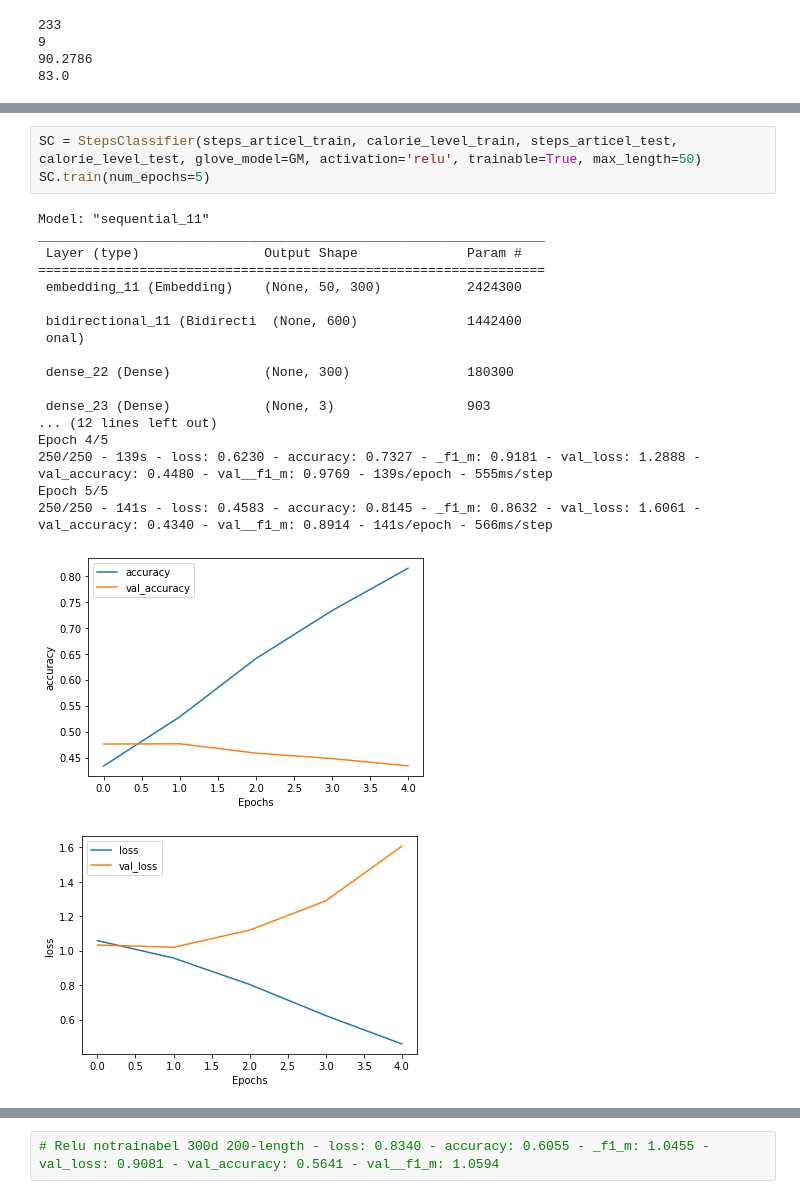
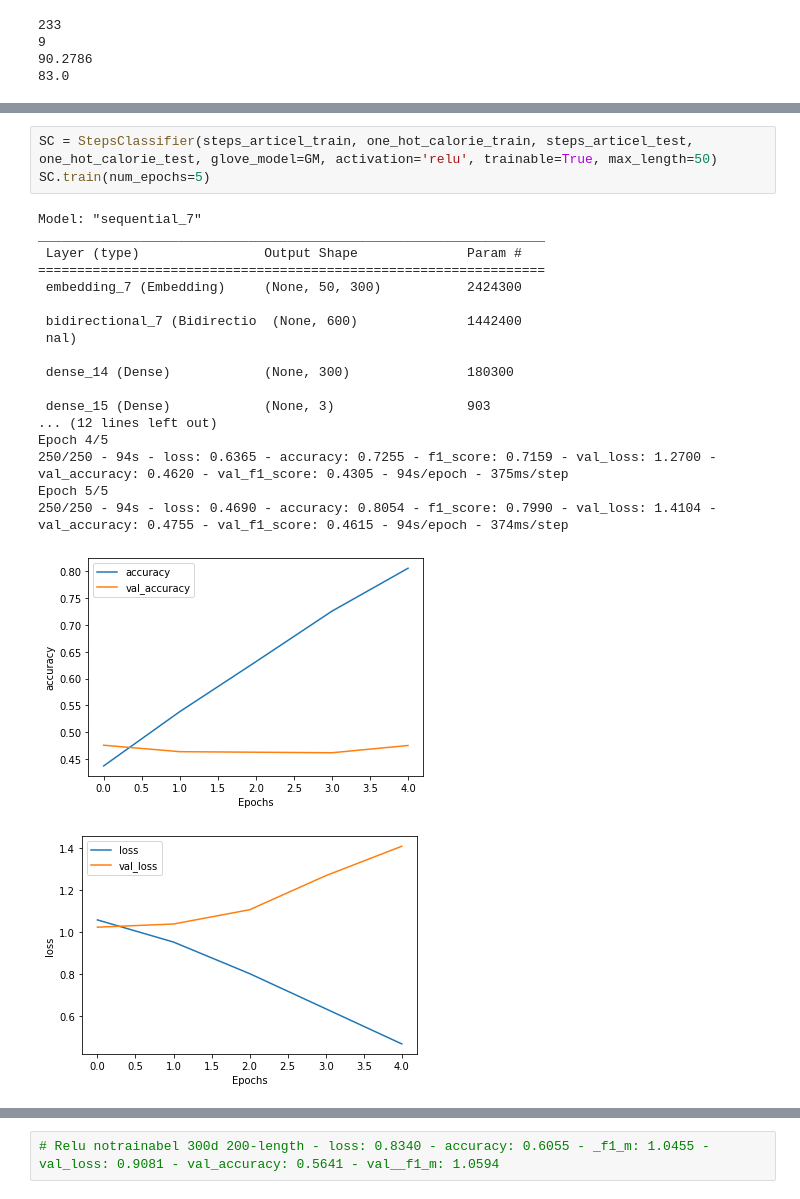
Before and after one commit to Gilone/Calorie-Prediction, a Jupyter notebook: Assignment2_Glove.ipynb, the cells around one changed output, grey strips where cells are left out. Drawn from its saved outputs; the diff is of its cells as text.

```diff
--- a/Assignment2_Glove.ipynb
+++ b/Assignment2_Glove.ipynb
@@ -192,24 +193,24 @@ Epoch 5/5
 # %%
-SC = StepsClassifier(steps_articel_train, calorie_level_train, steps_articel_test, calorie_level_test, glove_model=GM, activation='relu', trainable=True, max_length=50)
+SC = StepsClassifier(steps_articel_train, one_hot_calorie_train, steps_articel_test, one_hot_calorie_test, glove_model=GM, activation='relu', trainable=True, max_length=50)
 SC.train(num_epochs=5)
 # %% [output]
-Model: "sequential_11"
+Model: "sequential_7"
 _________________________________________________________________
  Layer (type)                Output Shape              Param #
 =================================================================
- embedding_11 (Embedding)    (None, 50, 300)           2424300
+ embedding_7 (Embedding)     (None, 50, 300)           2424300
 
- bidirectional_11 (Bidirecti  (None, 600)              1442400
- onal)
+ bidirectional_7 (Bidirectio  (None, 600)              1442400
+ nal)
 
- dense_22 (Dense)            (None, 300)               180300
+ dense_14 (Dense)            (None, 300)               180300
 
- dense_23 (Dense)            (None, 3)                 903
+ dense_15 (Dense)            (None, 3)                 903
 ... (12 lines left out)
 Epoch 4/5
-250/250 - 139s - loss: 0.6230 - accuracy: 0.7327 - _f1_m: 0.9181 - val_loss: 1.2888 - val_accuracy: 0.4480 - val__f1_m: 0.9769 - 139s/epoch - 555ms/step
+250/250 - 94s - loss: 0.6365 - accuracy: 0.7255 - f1_score: 0.7159 - val_loss: 1.2700 - val_accuracy: 0.4620 - val_f1_score: 0.4305 - 94s/epoch - 375ms/step
 Epoch 5/5
-250/250 - 141s - loss: 0.4583 - accuracy: 0.8145 - _f1_m: 0.8632 - val_loss: 1.6061 - val_accuracy: 0.4340 - val__f1_m: 0.8914 - 141s/epoch - 566ms/step
+250/250 - 94s - loss: 0.4690 - accuracy: 0.8054 - f1_score: 0.7990 - val_loss: 1.4104 - val_accuracy: 0.4755 - val_f1_score: 0.4615 - 94s/epoch - 374ms/step
-[figure, old version]
+[figure, new version]
-[figure, old version]
+[figure, new version]
 # %%
```
Also changed, not shown: parts of 9 cells of this notebook.
